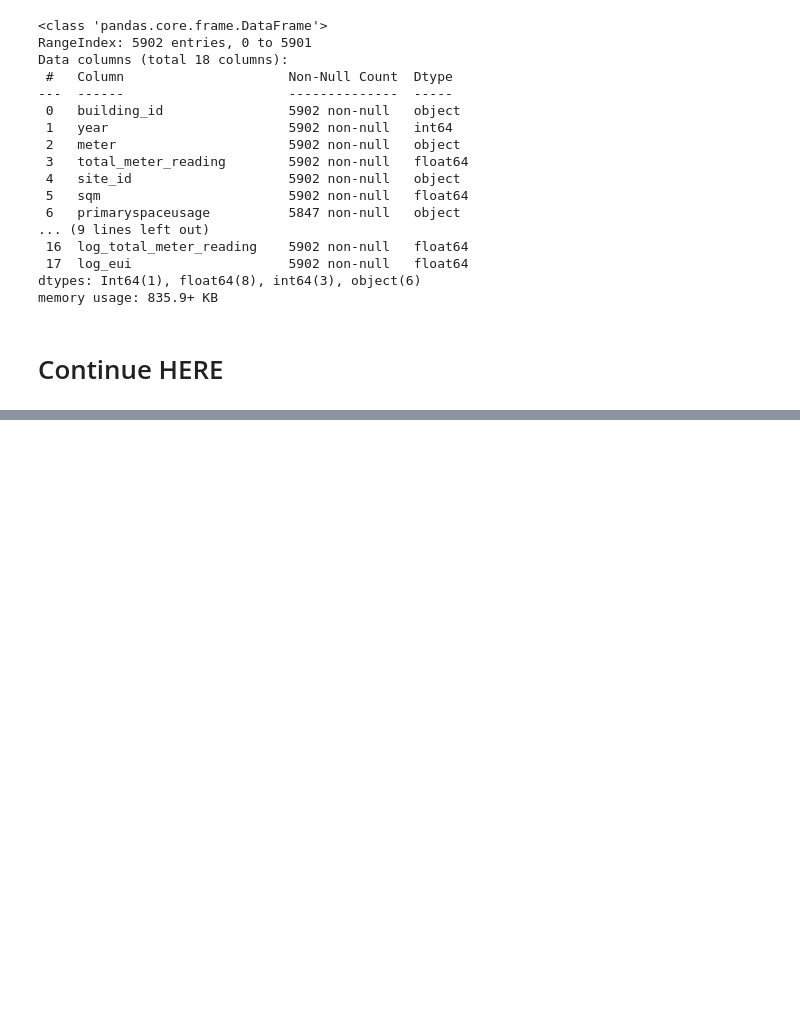
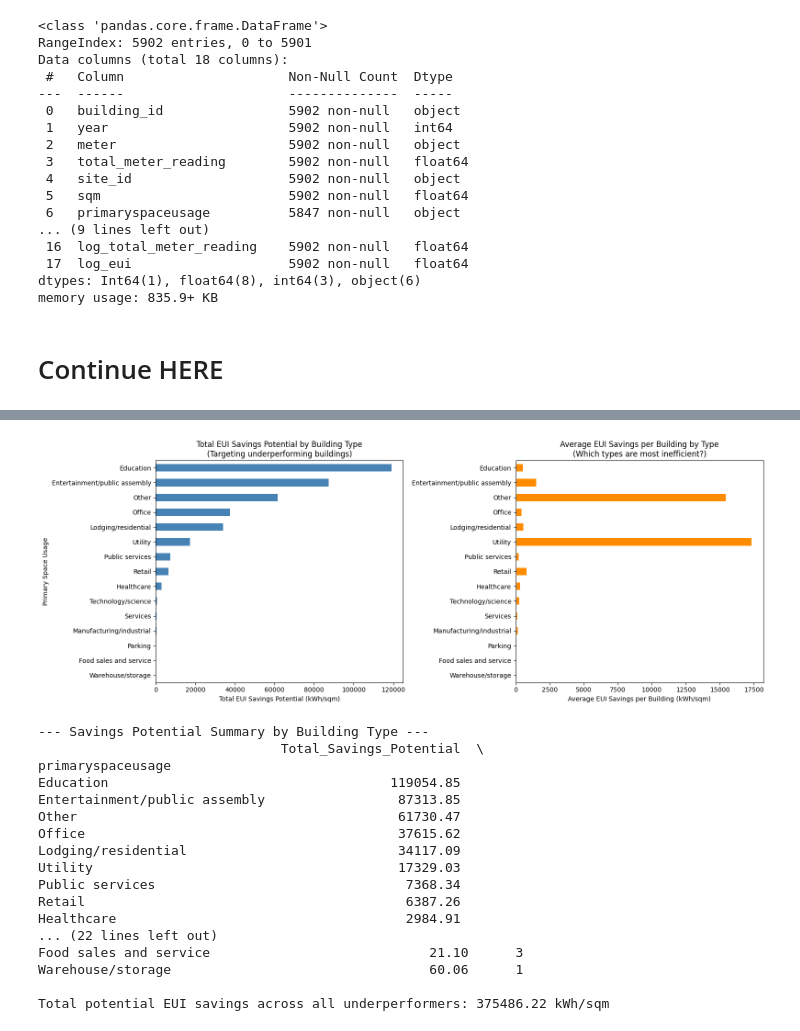
Before and after one commit to bsilke/calibration_regression, a Jupyter notebook: jupyter_notebooks/modeling.ipynb, the cells around one changed output, grey strips where cells are left out. Drawn from its saved outputs; the diff is of its cells as text; code cells hidden in the pictures; blank space fills up the shorter version.

```diff
--- a/jupyter_notebooks/modeling.ipynb
+++ b/jupyter_notebooks/modeling.ipynb
@@ -721,0 +973,61 @@ Based on the EDA, the following conclusions be drawn.
+# %%
+# Actionable Insights: Potential EUI Savings by Building Category
+# Calculate the "savings potential" - how much each building could save if it performed at the predicted level
+
+# Add original EUI values (back-transform from log scale)
+results_df['Actual_EUI'] = np.expm1(results_df['Actual_log_EUI'])
+results_df['Predicted_EUI'] = np.expm1(results_df['Predicted_log_EUI'])
+results_df['EUI_Savings_Potential'] = results_df['Actual_EUI'] - results_df['Predicted_EUI']
+
+# Only consider buildings with positive residuals (underperformers)
+underperformers = results_df[results_df['Residual'] > 0].copy()
+
+# Aggregate savings potential by primary space usage
+savings_by_usage = underperformers.groupby('primaryspaceusage').agg({
+    'EUI_Savings_Potential': ['sum', 'mean', 'count']
+}).round(2)
+savings_by_usage.columns = ['Total_Savings_Potential', 'Avg_Savings_per_Building', 'Count']
+savings_by_usage = savings_by_usage.sort_values('Total_Savings_Potential', ascending=False)
+
+# Visualization: Which building types have the highest total savings potential?
+fig, axes = plt.subplots(1, 2, figsize=(16, 6))
+
+# Plot 1: Total savings potential by building type
+savings_by_usage['Total_Savings_Potential'].plot(kind='barh', ax=axes[0], color='steelblue')
+axes[0].set_xlabel('Total EUI Savings Potential (kWh/sqm)')
+axes[0].set_ylabel('Primary Space Usage')
+axes[0].set_title('Total EUI Savings Potential by Building Type\n(Targeting underperforming buildings)')
+axes[0].invert_yaxis()
+
+# Plot 2: Average savings per building (identifies which types are most inefficient on average)
+savings_by_usage['Avg_Savings_per_Building'].plot(kind='barh', ax=axes[1], color='darkorange')
+axes[1].set_xlabel('Average EUI Savings per Building (kWh/sqm)')
+axes[1].set_ylabel('')
+axes[1].set_title('Average EUI Savings per Building by Type\n(Which types are most inefficient?)')
+axes[1].invert_yaxis()
+
+plt.tight_layout()
+plt.show()
+
+print("\n--- Savings Potential Summary by Building Type ---")
+print(savings_by_usage)
+print(f"\nTotal potential EUI savings across all underperformers: {underperformers['EUI_Savings_Potential'].sum():.2f} kWh/sqm")
+# %% [output]
+[figure, added]
+--- Savings Potential Summary by Building Type ---
+                               Total_Savings_Potential  \
+primaryspaceusage
+Education                                    119054.85
+Entertainment/public assembly                 87313.85
+Other                                         61730.47
+Office                                        37615.62
+Lodging/residential                           34117.09
+Utility                                       17329.03
+Public services                                7368.34
+Retail                                         6387.26
+Healthcare                                     2984.91
+... (22 lines left out)
+Food sales and service                            21.10      3
+Warehouse/storage                                 60.06      1
+
+Total potential EUI savings across all underperformers: 375486.22 kWh/sqm
```
Also changed, not shown: parts of 30 cells of this notebook.
